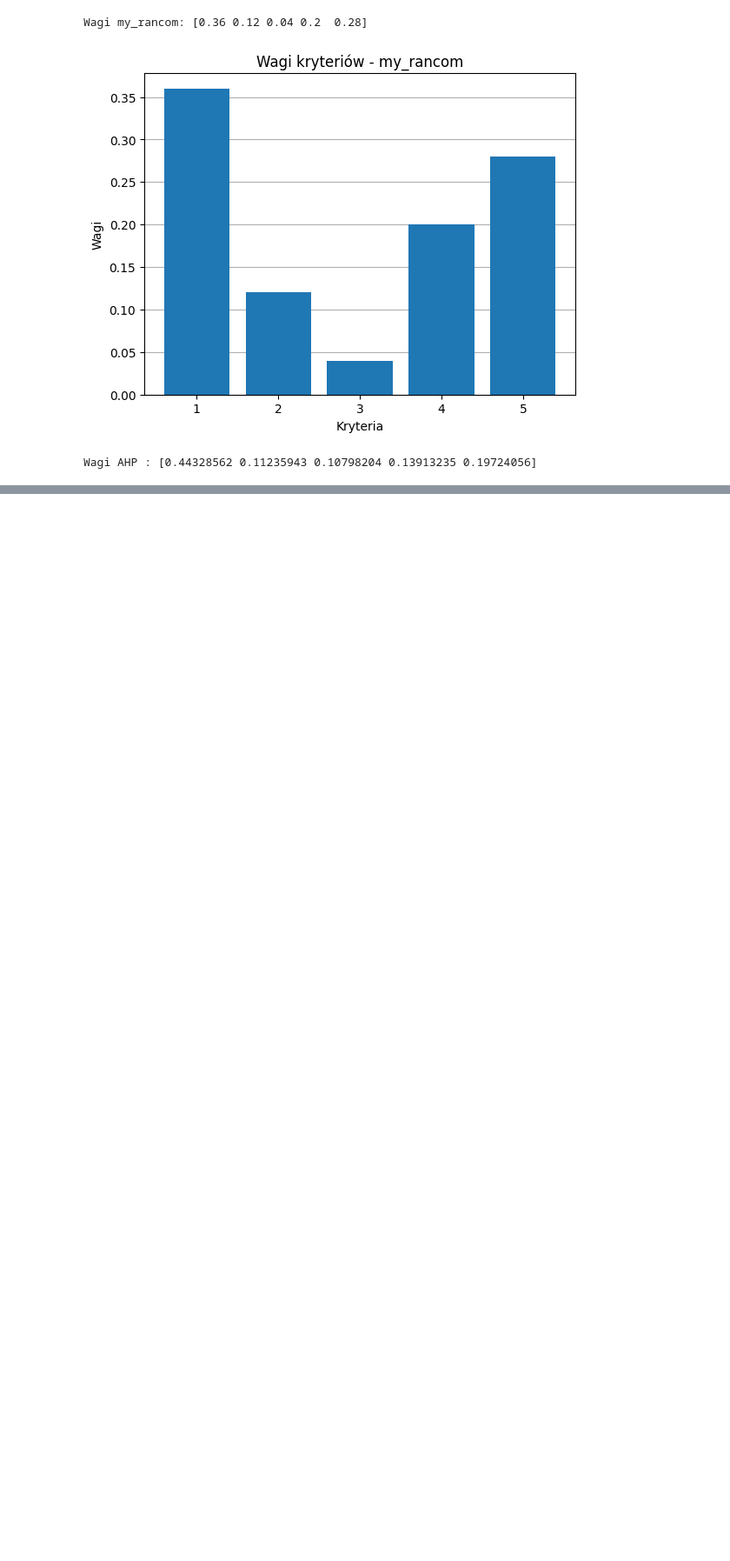
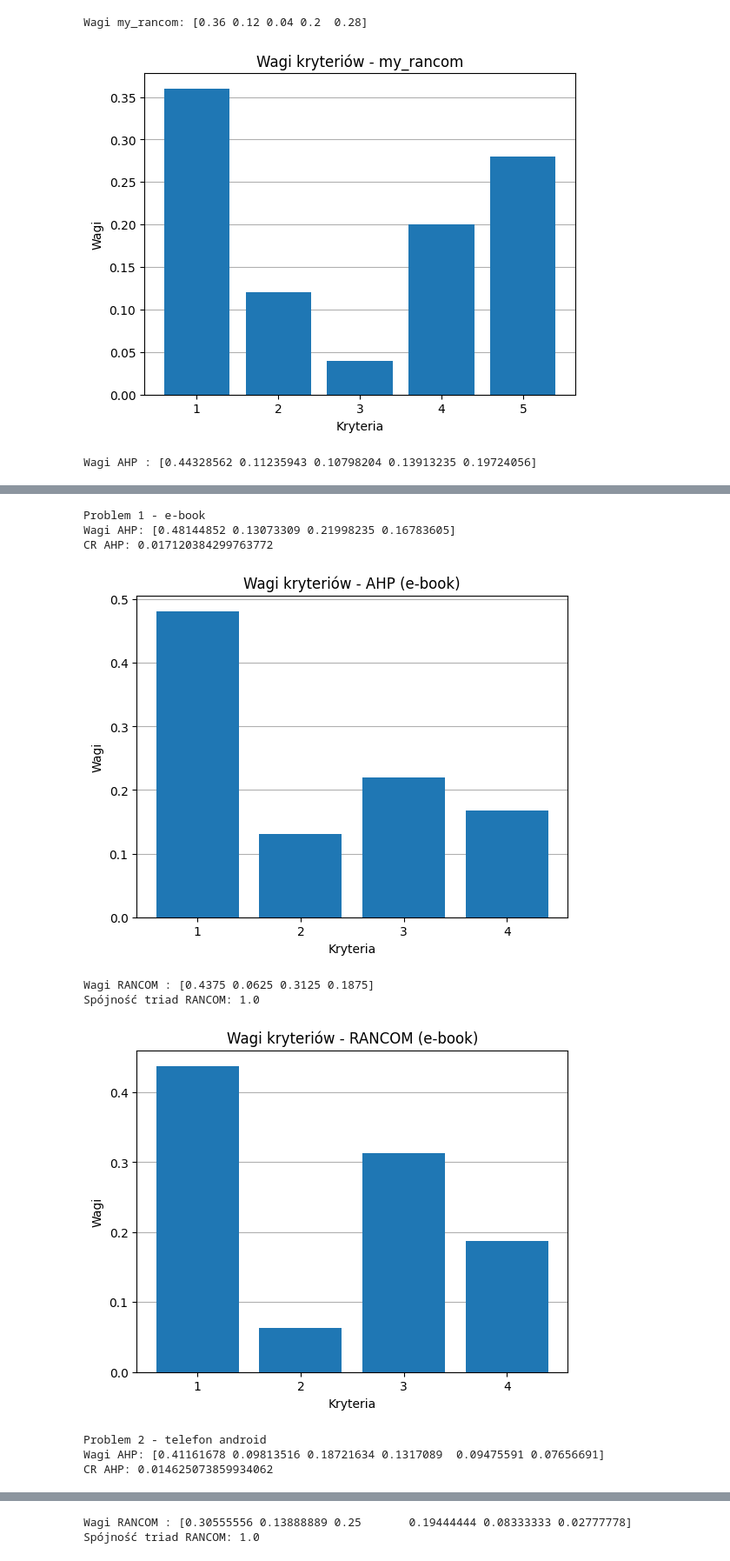
Before and after one commit to filipossowski/python.intro, a Jupyter notebook: ISWD/Lab_2.ipynb, the cells around one changed output, grey strips where cells are left out. Shown at 87% size. Saved outputs shown, nothing was run; the diff lists cells and outputs as text; code cells hidden in the pictures; blank space fills up the shorter version.

```diff
--- a/ISWD/Lab_2.ipynb
+++ b/ISWD/Lab_2.ipynb
@@ -207,0 +145,63 @@ triads = triads_consistency(ranking) #mac a ahp posiada domyslnie w pymcdm
+# %%
+for problem in range(1, 4):
+    if problem == 1:
+        name = "e-book"
+        matrix = ebook_matrix
+        types = ebook_types
+        ranking = ebook_ranking
+        print("Problem 1 - e-book")
+    elif problem == 2:
+        name = "telefon android"
+        matrix = phone_matrix
+        types = phone_types
+        ranking = phone_ranking
+        print("Problem 2 - telefon android")
+    else:
+        name = "laptop"
+        matrix = laptop_matrix
+        types = laptop_types
+        ranking = laptop_ranking
+        print("Problem 3 - laptop")
+
+    for method in ["AHP", "RANCOM"]:
+        if method == "AHP":
+            ahp = AHP(ranking)
+            weights_ahp = ahp()
+            print("Wagi AHP:", weights_ahp)
+            print("CR AHP:", ahp.get_cr())
+
+
+            plt.bar(range(1, len(weights_ahp)+1), weights_ahp)
+            plt.xlabel('Kryteria')
+            plt.ylabel('Wagi')
+            plt.title(f'Wagi kryteriów - AHP ({name})')
+            plt.xticks(range(1, len(weights_ahp)+1))
+            plt.grid(axis='y')
+            plt.show()
+
+        elif method == "RANCOM":
+            rancom = RANCOM(ranking)
+            weights_rancom = rancom()
+            print("Wagi RANCOM :", weights_rancom)
+            mac = rancom.matrix
+            triads_cons = triads_consistency(mac)
+            print("Spójność triad RANCOM:", triads_cons)
+
+            plt.bar(range(1, len(weights_rancom)+1), weights_rancom)
+            plt.xlabel('Kryteria')
+            plt.ylabel('Wagi')
+            plt.title(f'Wagi kryteriów - RANCOM ({name})')
+            plt.xticks(range(1, len(weights_rancom)+1))
+            plt.grid(axis='y')
+            plt.show()
+# %% [output]
+Problem 1 - e-book
+Wagi AHP: [0.48144852 0.13073309 0.21998235 0.16783605]
+CR AHP: 0.017120384299763772
+[figure, added]
+Wagi RANCOM : [0.4375 0.0625 0.3125 0.1875]
+Spójność triad RANCOM: 1.0
+[figure, added]
+Problem 2 - telefon android
+Wagi AHP: [0.41161678 0.09813516 0.18721634 0.1317089  0.09475591 0.07656691]
+CR AHP: 0.014625073859934062
@@ -207,0 +209,2 @@ triads = triads_consistency(ranking) #mac a ahp posiada domyslnie w pymcdm
+Wagi RANCOM : [0.30555556 0.13888889 0.25       0.19444444 0.08333333 0.02777778]
+Spójność triad RANCOM: 1.0
```
Also changed, not shown: parts of 6 cells of this notebook.
